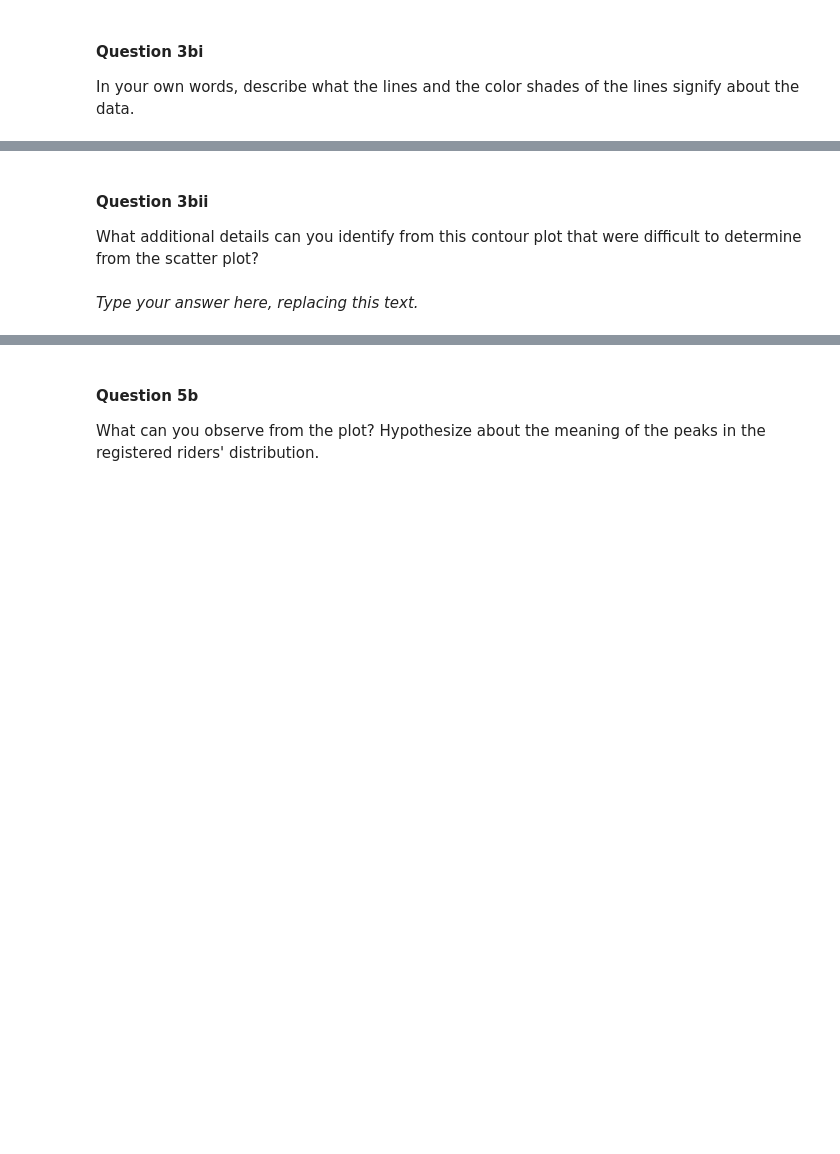
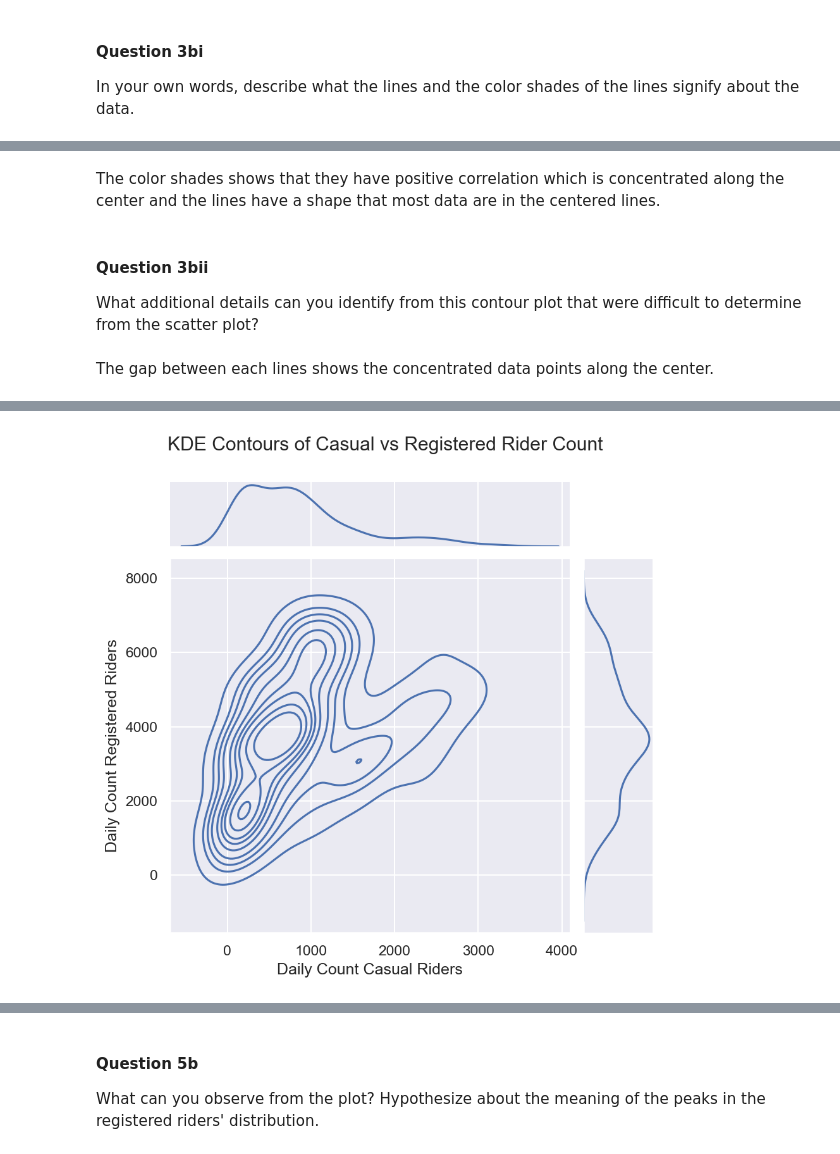
Before and after one commit to yuxin-miao/DS4710, a Jupyter notebook: Homework/hw04.ipynb, the cells around one changed output, grey strips where cells are left out. Drawn from its saved outputs; the diff is of its cells as text; code cells hidden in the pictures; blank space fills up the shorter version.

```diff
--- a/Homework/hw04.ipynb
+++ b/Homework/hw04.ipynb
@@ -381,3 +403,5 @@ _Type your answer here, replacing this text._
+# %% [markdown]
+The color shades shows that they have positive correlation which is concentrated along the center and the lines have a shape that most data are in the centered lines.
 # %% [markdown]
 <!-- END QUESTION -->
 
@@ -393,8 +417,8 @@ name: q3bii
 points: 3
 manual: true
 -->
-# %% [markdown]
-_Type your answer here, replacing this text._
+# %% [markdown]
+The gap between each lines shows the concentrated data points along the center.
 # %% [markdown]
 <!-- END QUESTION -->
 
@@ -425,9 +449,12 @@ points: 2
 manual: true
 -->
 # %%
-...
+ax = sns.jointplot(data=daily_counts, x='casual', y='registered', kind="kde")
+ax.set_axis_labels('Daily Count Casual Riders', 'Daily Count Registered Riders')
 plt.suptitle("KDE Contours of Casual vs Registered Rider Count")
 plt.subplots_adjust(top=0.9);
+# %% [output]
+[figure, added]
 # %% [markdown]
 <!-- END QUESTION -->
 
```
Also changed, not shown: parts of 39 cells of this notebook, 22 other files.
